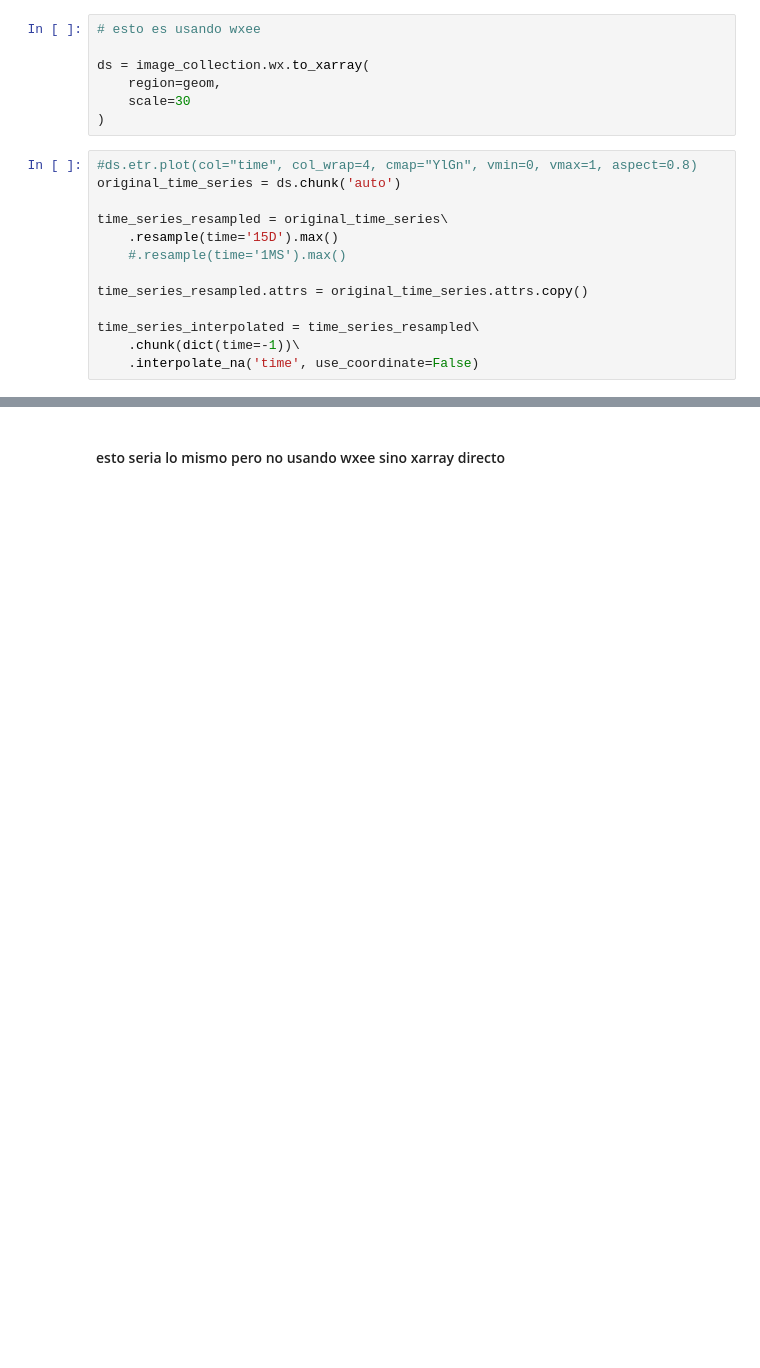
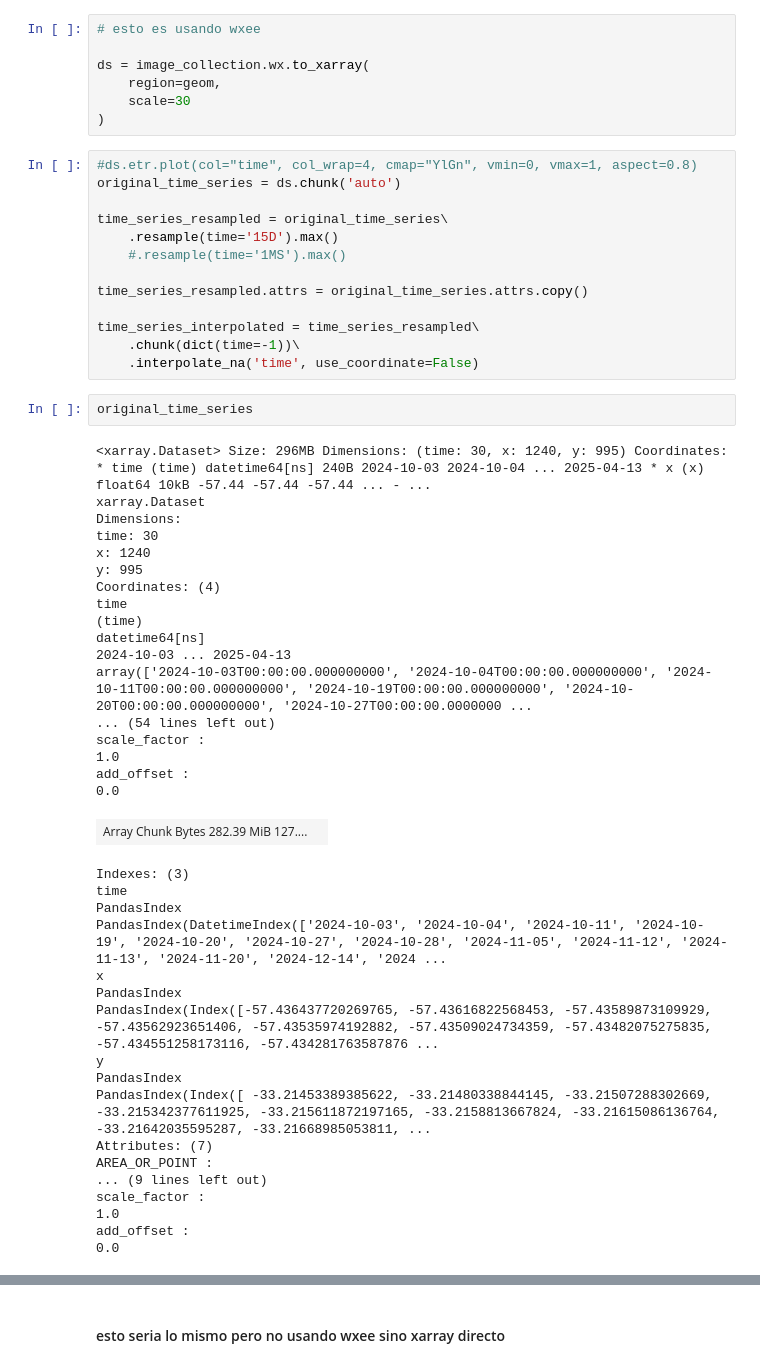
Before and after one commit to jimoreira/geeSEBAL_original, a Jupyter notebook: Examples/Image_function_geeSEBAL.ipynb, the cells around one changed output, grey strips where cells are left out. Cells and saved outputs as stored; diff of their text form; blank space fills up the shorter version.

```diff
--- a/Examples/Image_function_geeSEBAL.ipynb
+++ b/Examples/Image_function_geeSEBAL.ipynb
@@ -361,5 +340,43 @@ time_series_resampled.attrs = original_time_series.attrs.copy()
 time_series_interpolated = time_series_resampled\
     .chunk(dict(time=-1))\
     .interpolate_na('time', use_coordinate=False)
+# %%
+original_time_series
+# %% [output]
+<xarray.Dataset> Size: 296MB Dimensions: (time: 30, x: 1240, y: 995) Coordinates: * time (time) datetime64[ns] 240B 2024-10-03 2024-10-04 ... 2025-04-13 * x (x) float64 10kB -57.44 -57.44 -57.44 ... - ...
+xarray.Dataset
+Dimensions:
+time: 30
+x: 1240
+y: 995
+Coordinates: (4)
+time
+(time)
+datetime64[ns]
+2024-10-03 ... 2025-04-13
+array(['2024-10-03T00:00:00.000000000', '2024-10-04T00:00:00.000000000', '2024-10-11T00:00:00.000000000', '2024-10-19T00:00:00.000000000', '2024-10-20T00:00:00.000000000', '2024-10-27T00:00:00.0000000 ...
+... (54 lines left out)
+scale_factor :
+1.0
+add_offset :
+0.0
+| Array Chunk Bytes 282.39 MiB 127.... |  |
+Indexes: (3)
+time
+PandasIndex
+PandasIndex(DatetimeIndex(['2024-10-03', '2024-10-04', '2024-10-11', '2024-10-19', '2024-10-20', '2024-10-27', '2024-10-28', '2024-11-05', '2024-11-12', '2024-11-13', '2024-11-20', '2024-12-14', '2024 ...
+x
+PandasIndex
+PandasIndex(Index([-57.436437720269765, -57.43616822568453, -57.43589873109929, -57.43562923651406, -57.43535974192882, -57.43509024734359, -57.43482075275835, -57.434551258173116, -57.434281763587876 ...
+y
+PandasIndex
+PandasIndex(Index([ -33.21453389385622, -33.21480338844145, -33.21507288302669, -33.215342377611925, -33.215611872197165, -33.2158813667824, -33.21615086136764, -33.21642035595287, -33.21668985053811, ...
+Attributes: (7)
+AREA_OR_POINT :
+... (9 lines left out)
+scale_factor :
+1.0
+add_offset :
+0.0
 # %%
 gdf#.info()
```
Also changed, not shown: parts of 10 cells of this notebook, 9 other files.
